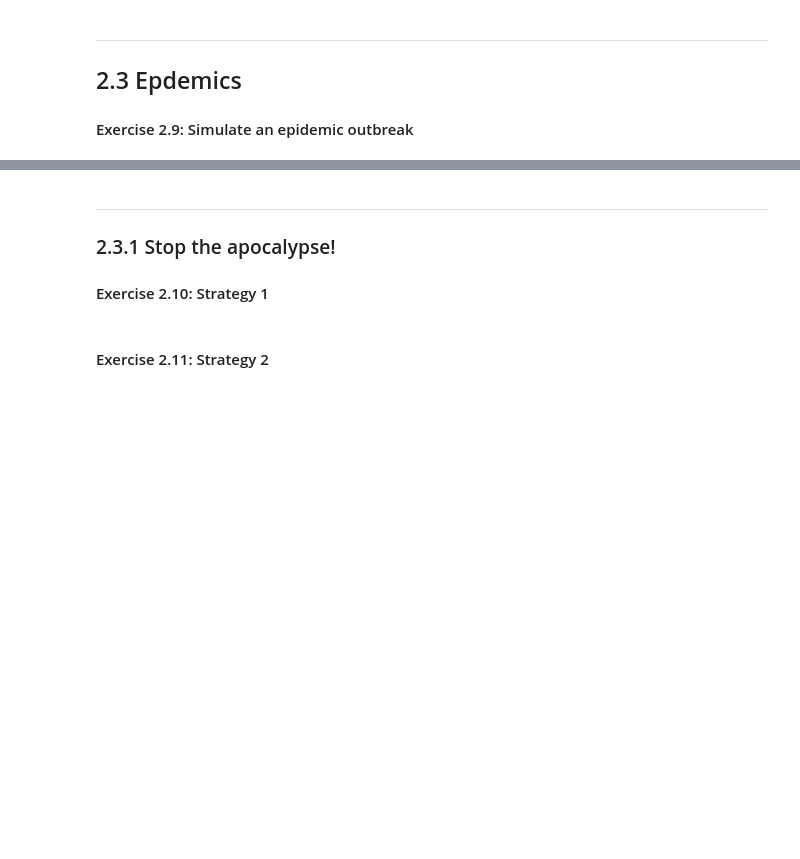
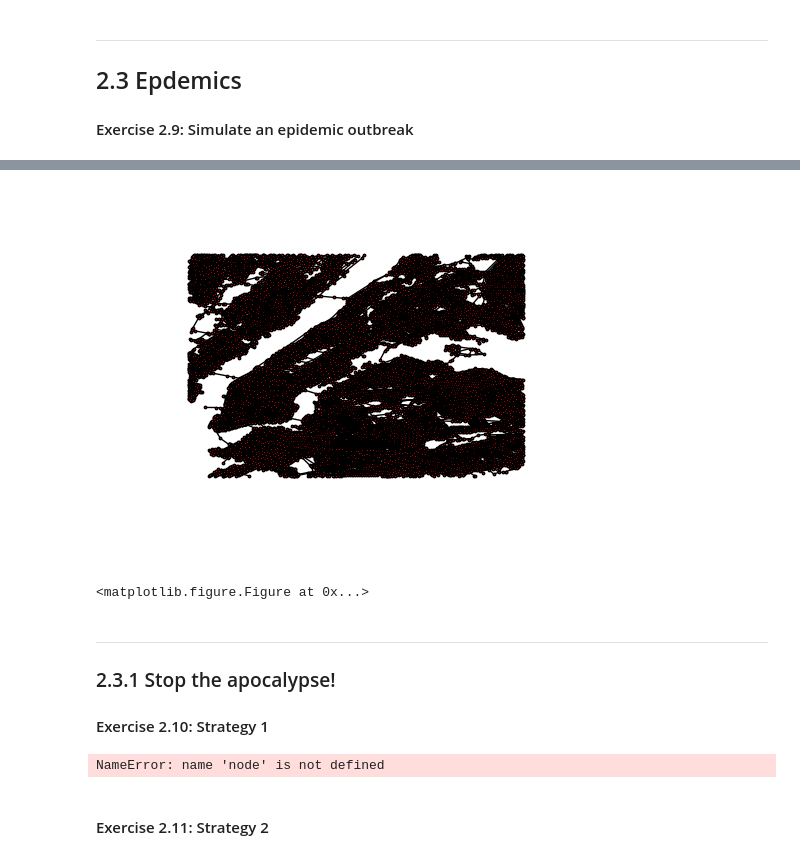
Before and after one commit to Battleman/InternetAnalyticsW, a Jupyter notebook: lab02/ix-lab2/notebooks/ix-lab2-notebook-part3.ipynb, the cells around one changed output, grey strips where cells are left out. Cells and saved outputs as stored; diff of their text form; code cells hidden in the pictures; blank space fills up the shorter version.

```diff
--- a/lab02/ix-lab2/notebooks/ix-lab2-notebook-part3.ipynb
+++ b/lab02/ix-lab2/notebooks/ix-lab2-notebook-part3.ipynb
@@ -79,8 +80,30 @@ SyntaxError: invalid syntax (<ipython-input-33-16de9dcfaabb>, line 27)
+# %%
+plt.axis('off')
+fig = plt.figure(1)
+positions = nx.get_node_attributes(g,'coordinates')
+nx.draw(g,positions,node_size=3)
+plt.figure(100,figsize=(100,100))
+plt.show();
+# %% [output]
+[figure, added]
+<matplotlib.figure.Figure at 0x...>
 # %% [markdown]
 ---
 
 ### 2.3.1 Stop the apocalypse!
 
 #### Exercise 2.10: Strategy 1
+# %%
+i = 0
+rem_edges = []
+connected = [to for (fr, to) in g.edges(node)]
+
+for i in range(0, 999):
+    remove = random.choice(connected)
+    conected.remove(remove)
+    rem_edges += [remove]
+g.remove_edges_from(remove)
+# %% [output]
+NameError: name 'node' is not defined
 # %% [markdown]
 #### Exercise 2.11: Strategy 2
```
Also changed, not shown: parts of 2 cells of this notebook, 1 other file.
